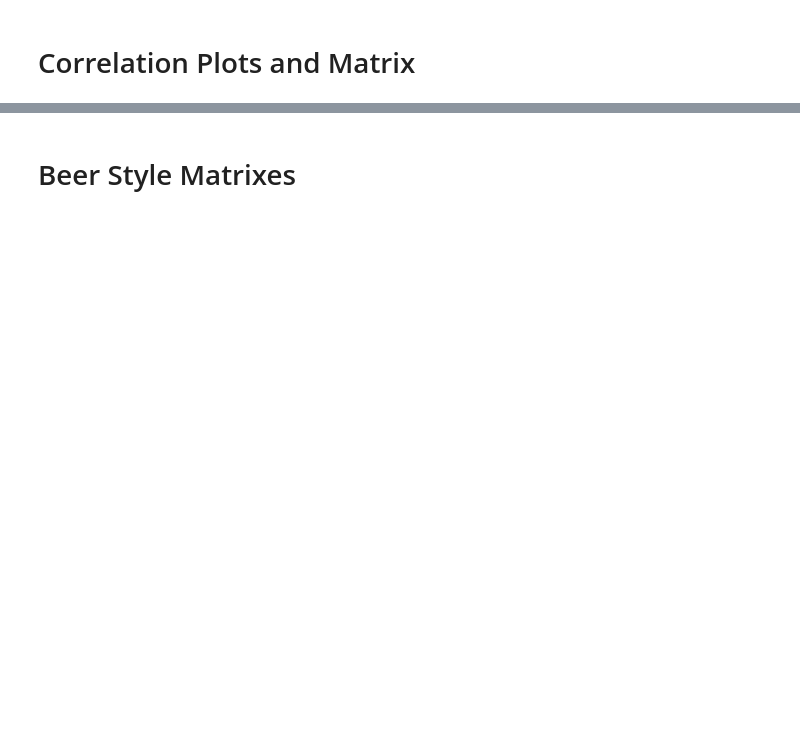
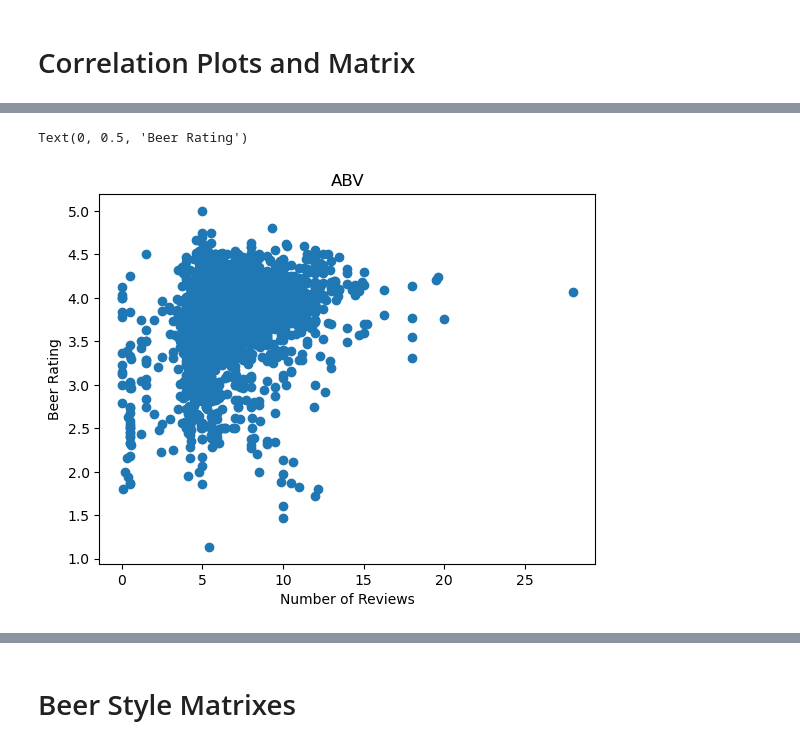
Before and after one commit to sberberian/Beer-Characteristics-Profiling, a Jupyter notebook: Machine_leaning_Beer.ipynb, the cells around one changed output, grey strips where cells are left out. Saved outputs shown, nothing was run; the diff lists cells and outputs as text; code cells hidden in the pictures; blank space fills up the shorter version.

```diff
--- a/Machine_leaning_Beer.ipynb
+++ b/Machine_leaning_Beer.ipynb
@@ -249,6 +275,12 @@ plt.scatter(df['body'], df['review_overall'])
 # %%
 # Correlation for ABV and rating
 plt.scatter(df['abv'], df['review_overall'])
+plt.title('ABV')
+plt.xlabel('Number of Reviews')
+plt.ylabel('Beer Rating')
+# %% [output]
+Text(0, 0.5, 'Beer Rating')
+[figure, added]
 # %%
 # Correlation for Fruits and rating
 plt.scatter(df['fruits'], df['review_overall'])
```
Also changed, not shown: parts of 20 cells of this notebook, 1 other file.
